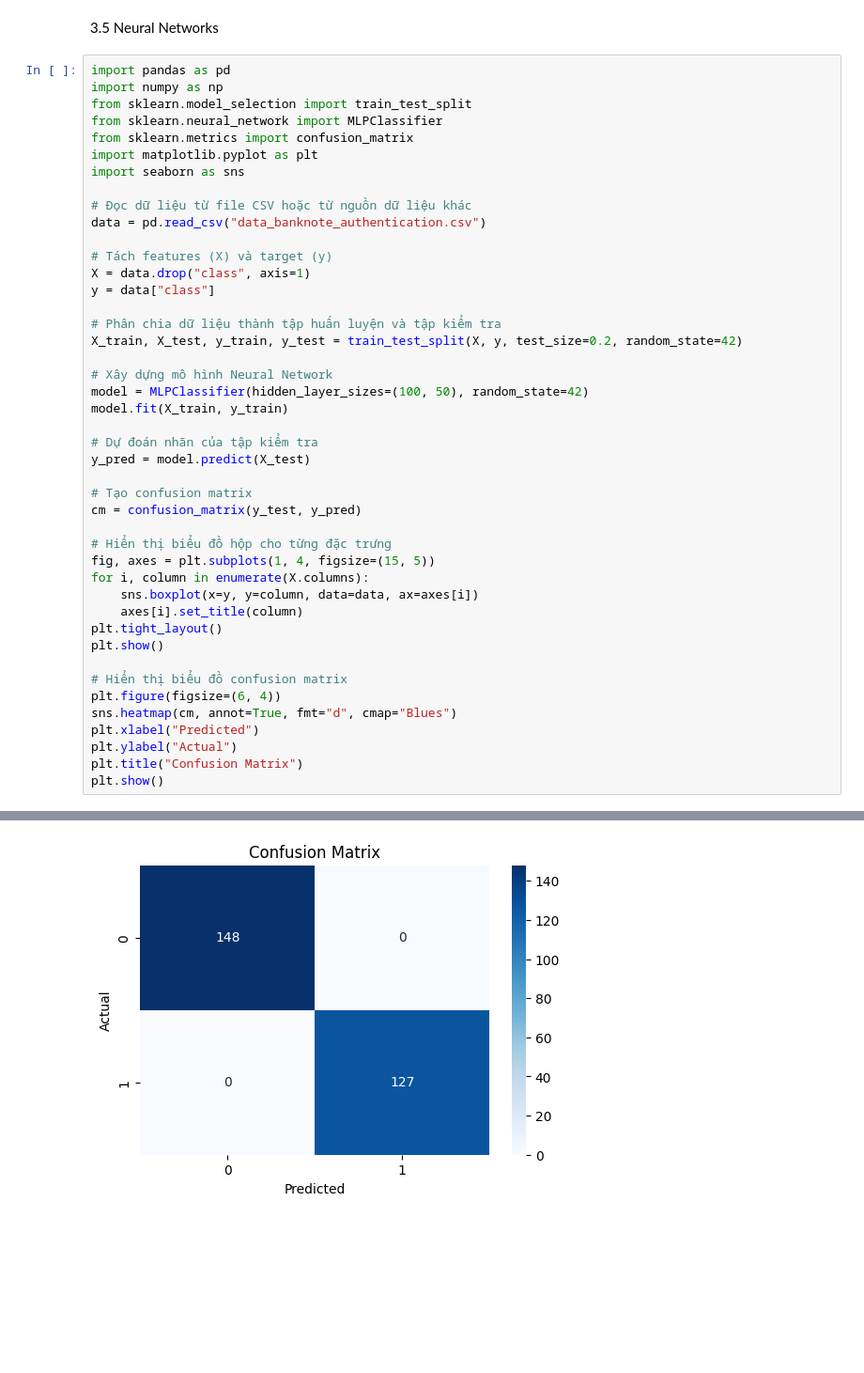
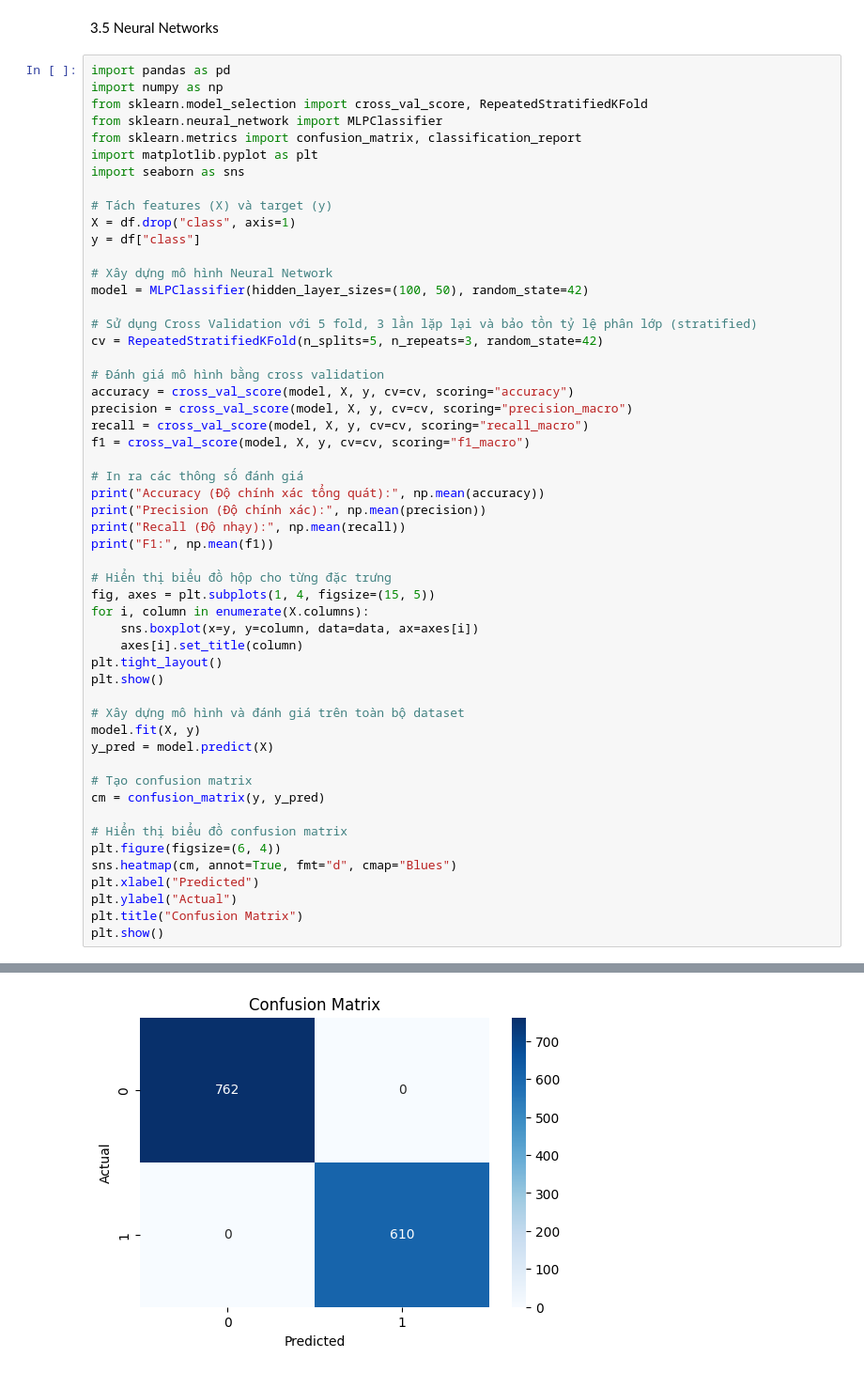
Before and after one commit to NguyenViKhang20130287/MachineLearning, a Jupyter notebook: GK_ML__NHOM27.ipynb, the cells around one changed output, grey strips where cells are left out. Shown at 94% size. Saved outputs shown, nothing was run; the diff lists cells and outputs as text; blank space fills up the shorter version.

Commit message:
Được tạo bằng Colaboratory

```diff
--- a/GK_ML__NHOM27.ipynb
+++ b/GK_ML__NHOM27.ipynb
@@ -533,31 +533,33 @@ B. Final Validation with test set
 # %%
 import pandas as pd
 import numpy as np
-from sklearn.model_selection import train_test_split
+from sklearn.model_selection import cross_val_score, RepeatedStratifiedKFold
 from sklearn.neural_network import MLPClassifier
-from sklearn.metrics import confusion_matrix
+from sklearn.metrics import confusion_matrix, classification_report
 import matplotlib.pyplot as plt
 import seaborn as sns
 
-# Đọc dữ liệu từ file CSV hoặc từ nguồn dữ liệu khác
-data = pd.read_csv("data_banknote_authentication.csv")
-
 # Tách features (X) và target (y)
-X = data.drop("class", axis=1)
-y = data["class"]
-
-# Phân chia dữ liệu thành tập huấn luyện và tập kiểm tra
-X_train, X_test, y_train, y_test = train_test_split(X, y, test_size=0.2, random_state=42)
+X = df.drop("class", axis=1)
+y = df["class"]
 
 # Xây dựng mô hình Neural Network
 model = MLPClassifier(hidden_layer_sizes=(100, 50), random_state=42)
-model.fit(X_train, y_train)
 
-# Dự đoán nhãn của tập kiểm tra
-y_pred = model.predict(X_test)
+# Sử dụng Cross Validation với 5 fold, 3 lần lặp lại và bảo tồn tỷ lệ phân lớp (stratified)
+cv = RepeatedStratifiedKFold(n_splits=5, n_repeats=3, random_state=42)
 
-# Tạo confusion matrix
-cm = confusion_matrix(y_test, y_pred)
+# Đánh giá mô hình bằng cross validation
+accuracy = cross_val_score(model, X, y, cv=cv, scoring="accuracy")
+precision = cross_val_score(model, X, y, cv=cv, scoring="precision_macro")
+recall = cross_val_score(model, X, y, cv=cv, scoring="recall_macro")
+f1 = cross_val_score(model, X, y, cv=cv, scoring="f1_macro")
+
+# In ra các thông số đánh giá
+print("Accuracy (Độ chính xác tổng quát):", np.mean(accuracy))
+print("Precision (Độ chính xác):", np.mean(precision))
+print("Recall (Độ nhạy):", np.mean(recall))
+print("F1:", np.mean(f1))
 
 # Hiển thị biểu đồ hộp cho từng đặc trưng
 fig, axes = plt.subplots(1, 4, figsize=(15, 5))
@@ -567,6 +569,13 @@ for i, column in enumerate(X.columns):
 plt.tight_layout()
 plt.show()
 
+# Xây dựng mô hình và đánh giá trên toàn bộ dataset
+model.fit(X, y)
+y_pred = model.predict(X)
+
+# Tạo confusion matrix
+cm = confusion_matrix(y, y_pred)
+
 # Hiển thị biểu đồ confusion matrix
 plt.figure(figsize=(6, 4))
 sns.heatmap(cm, annot=True, fmt="d", cmap="Blues")
@@ -578,2 +591,2 @@ plt.show()
 [figure]
-[figure, old version]
+[figure, new version]
```
Also changed, not shown: parts of 1 cell of this notebook.
